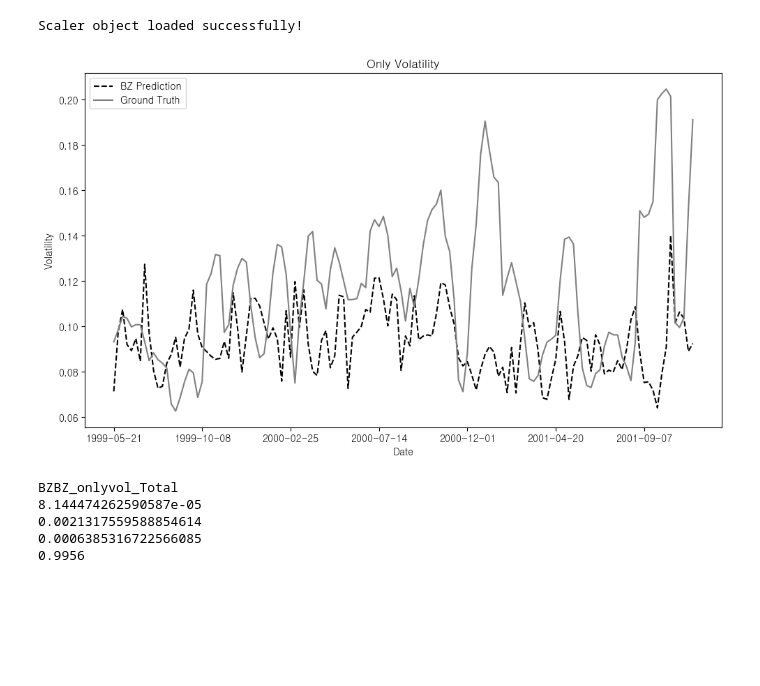
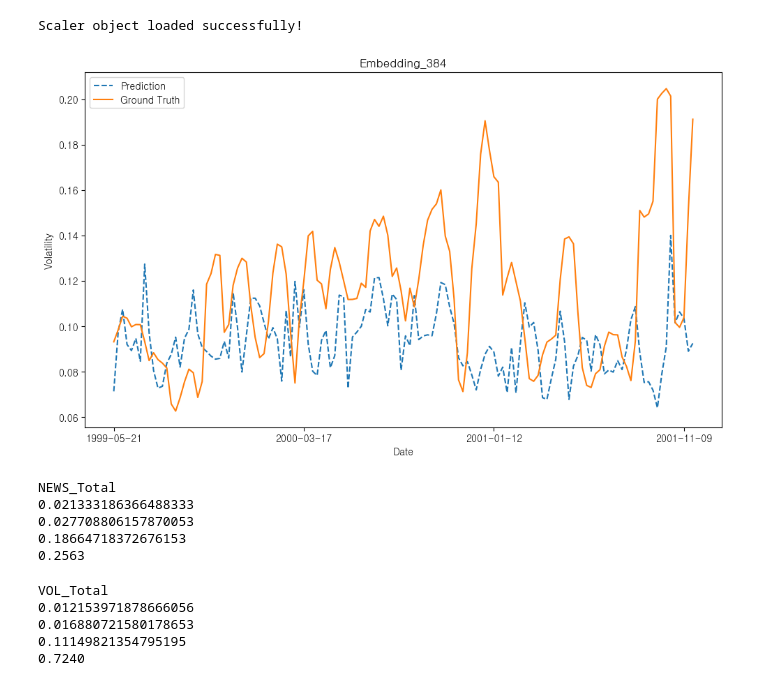
Before and after one commit to kimjuhwan1234/Volatility_Forecasting, a Jupyter notebook: EDA.ipynb, the cells around one changed output. Drawn from its saved outputs; the diff is of its cells as text; code cells hidden in the pictures; blank space fills up the shorter version.

```diff
--- a/EDA.ipynb
+++ b/EDA.ipynb
@@ -438,29 +442,42 @@ Scaler object loaded successfully!
 # %%
 plt.figure(figsize=(10, 6))
 
 start = 0
 end = -1
-plt.plot(pred_inv.iloc[start:end, 0], label='BZ Prediction', linestyle='--', color='black')
-plt.plot(truth_inv.iloc[start:end, 0], label='Ground Truth', color='gray')
+plt.plot(pred_inv.iloc[start:end, 0], label='Prediction', linestyle='--')
+# plt.plot(vol, label='Ground Truth', color='gray')
+plt.plot(truth_inv.iloc[start:end, 0], label='Ground Truth')
 
-plt.title('Only Volatility')
+plt.title('Embedding_384')
 plt.xlabel('Date')
 plt.ylabel('Volatility')
 plt.legend()
-plt.xticks(pred_inv.index[start:end:20])
+plt.xticks(pred_inv.index[start:end:43])
 plt.tight_layout()
 plt.show()
 # %% [output]
-[figure, old version]
+[figure, new version]
-# %%
-print('BZBZ_onlyvol_Total')
-print(calculate_mae(truth_inv.values, pred_inv.values))
-print(calculate_rmse(truth_inv.values, pred_inv.values))
-print(calculate_mape(truth_inv.values, pred_inv.values))
-print(f'{r2_score(truth_inv.values, pred_inv.values):.4f}')
-# %% [output]
-BZBZ_onlyvol_Total
-8.144474262590587e-05
-0.0021317559588854614
-0.0006385316722566085
-0.9956
+# %%
+print('NEWS_Total')
+print(calculate_mae(truth_inv.iloc[:, 0].values, pred_inv.iloc[:, 0].values))
+print(calculate_rmse(truth_inv.iloc[:, 0].values, pred_inv.iloc[:, 0].values))
+print(calculate_mape(truth_inv.iloc[:, 0].values, pred_inv.iloc[:, 0].values))
+print(f'{r2_score(truth_inv.iloc[:, 0].values, pred_inv.iloc[:, 0].values):.4f}')
+# %% [output]
+NEWS_Total
+0.021333186366488333
+0.027708806157870053
+0.18664718372676153
+0.2563
+# %%
+print('VOL_Total')
+print(calculate_mae(truth_inv.iloc[:, 0].values, vol.values))
+print(calculate_rmse(truth_inv.iloc[:, 0].values, vol.values))
+print(calculate_mape(truth_inv.iloc[:, 0].values, vol.values))
+print(f'{r2_score(truth_inv.iloc[:, 0].values, vol.values):.4f}')
+# %% [output]
+VOL_Total
+0.012153971878666056
+0.016880721580178653
+0.11149821354795195
+0.7240
```
Also changed, not shown: parts of 3 cells of this notebook, 21 other files.
